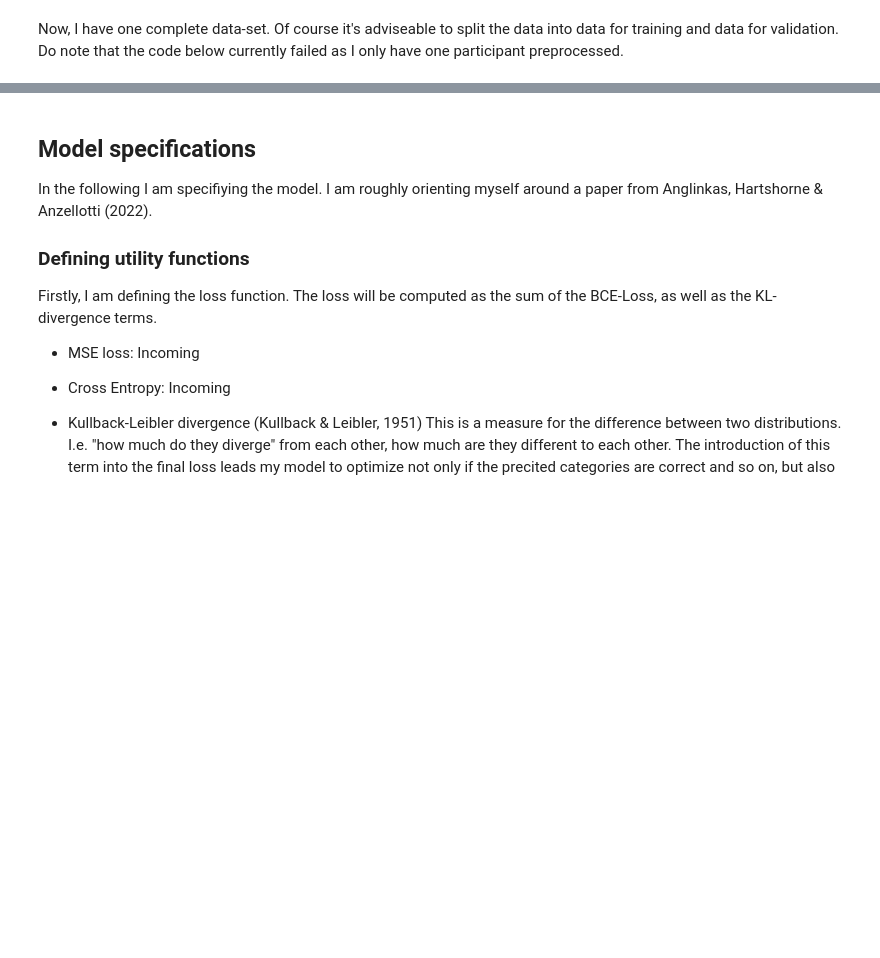
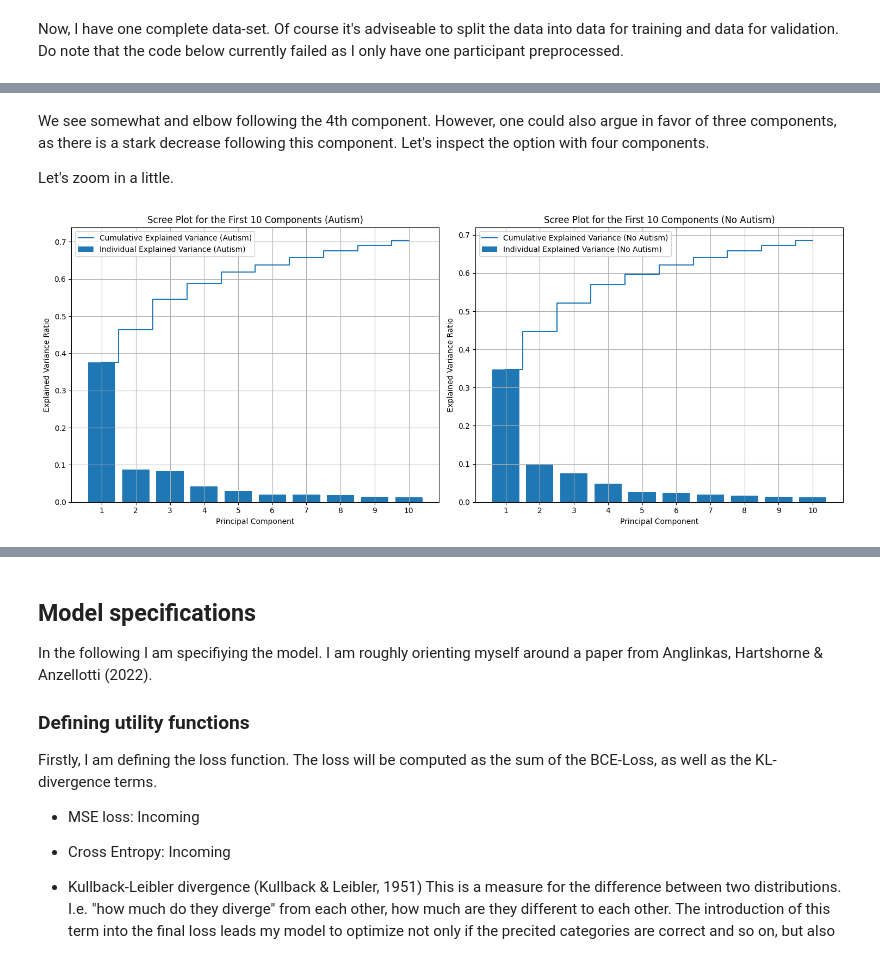
Before and after one commit to tchaase/cVAE_autism, a Jupyter notebook: code/cVAE_autism.ipynb, the cells around one changed output, grey strips where cells are left out. Drawn from its saved outputs; the diff is of its cells as text; code cells hidden in the pictures; blank space fills up the shorter version.

```diff
--- a/code/cVAE_autism.ipynb
+++ b/code/cVAE_autism.ipynb
@@ -636,0 +886,61 @@ ValueError: ignored
+# %% [markdown]
+We see somewhat and elbow following the 4th component. However, one could also argue in favor of three components, as there is a stark decrease following this component. Let's inspect the option with four components.
+
+Let's zoom in a little.
+# %%
+import matplotlib.pyplot as plt
+import numpy as np
+from sklearn.decomposition import PCA
+
+# Extract "data" arrays from data_info_dict_autism
+autism_data_arrays = [entry["data"] for entry in data_info_dict_autism.values()]
+
+# Extract "data" arrays from data_info_dict_no_autism
+no_autism_data_arrays = [entry["data"] for entry in data_info_dict_no_autism.values()]
+
+# Create a matrix by stacking the arrays for autism and non autism groups
+autism_data_matrix = np.vstack(autism_data_arrays)
+no_autism_data_matrix = np.vstack(no_autism_data_arrays)
+
+# Fit PCA with the first 10 components for autism data
+n_components = 10
+pca_autism = PCA(n_components=n_components)
+pca_autism.fit(autism_data_matrix)
+
+# Fit PCA with the first 10 components for non autism data
+pca_no_autism = PCA(n_components=n_components)
+pca_no_autism.fit(no_autism_data_matrix)
+
+# Scree plot for the first 10 components side by side
+fig, axs = plt.subplots(1, 2, figsize=(15, 6))
+
+# Autism data scree plot
+explained_variance_autism = pca_autism.explained_variance_ratio_
+cumulative_explained_variance_autism = np.cumsum(explained_variance_autism)
+
+axs[0].bar(range(1, n_components + 1), explained_variance_autism, align='center', label='Individual Explained Variance (Autism)')
+axs[0].step(range(1, n_components + 1), cumulative_explained_variance_autism, where='mid', label='Cumulative Explained Variance (Autism)')
+axs[0].set_xlabel('Principal Component')
+axs[0].set_ylabel('Explained Variance Ratio')
+axs[0].set_title('Scree Plot for the First 10 Components (Autism)')
+axs[0].set_xticks(range(1, n_components + 1))
+axs[0].legend()
+axs[0].grid()
+
+# No Autism data scree plot
+explained_variance_no_autism = pca_no_autism.explained_variance_ratio_
+cumulative_explained_variance_no_autism = np.cumsum(explained_variance_no_autism)
+
+axs[1].bar(range(1, n_components + 1), explained_variance_no_autism, align='center', label='Individual Explained Variance (No Autism)')
+axs[1].step(range(1, n_components + 1), cumulative_explained_variance_no_autism, where='mid', label='Cumulative Explained Variance (No Autism)')
+axs[1].set_xlabel('Principal Component')
+axs[1].set_ylabel('Explained Variance Ratio')
+axs[1].set_title('Scree Plot for the First 10 Components (No Autism)')
+axs[1].set_xticks(range(1, n_components + 1))
+axs[1].legend()
+axs[1].grid()
+
+plt.tight_layout()
+plt.show()
+# %% [output]
+[figure, added]
```
Also changed, not shown: parts of 34 cells of this notebook.
